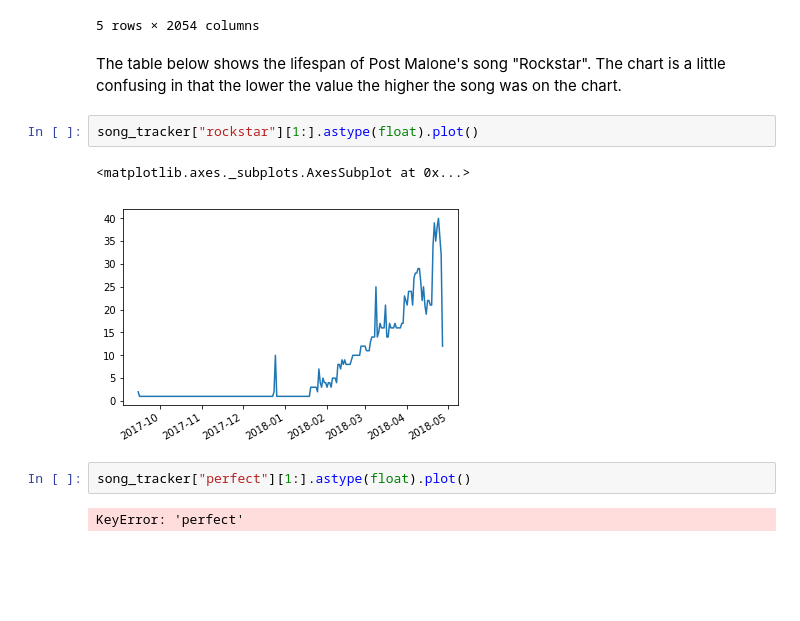
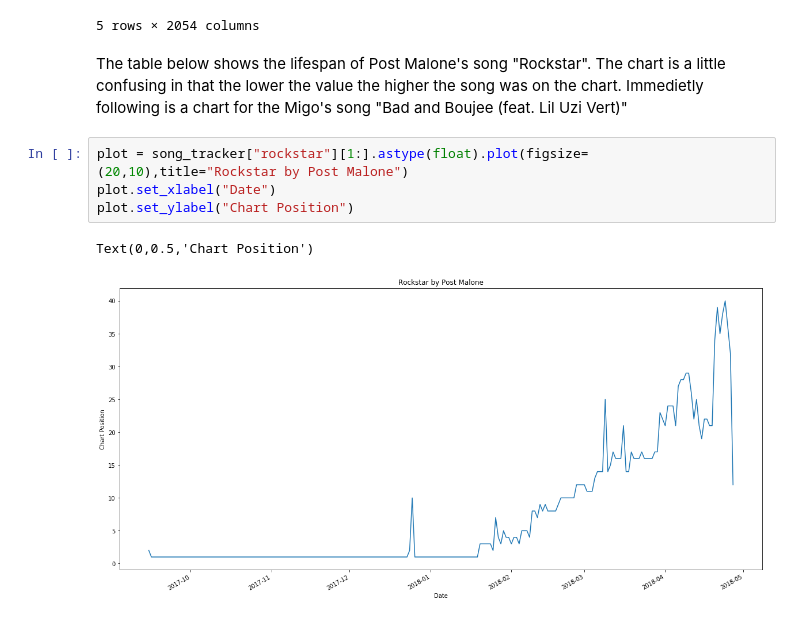
Before and after one commit to ethantanen/DataScience_FinalProject, a Jupyter notebook: Deliv_1/Deliverable One.ipynb, the cells around one changed output. Saved outputs shown, nothing was run; the diff lists cells and outputs as text; blank space fills up the shorter version.

Commit message:
added charts to presentation

```diff
--- a/Deliv_1/Deliverable One.ipynb
+++ b/Deliv_1/Deliverable One.ipynb
@@ -58,13 +58,11 @@ song_tracker.head()
 | 2017-01-05 | NaN | NaN | NaN | NaN | ... |
 5 rows × 2054 columns
 # %% [markdown]
-The table below shows the lifespan of Post Malone's song "Rockstar". The chart is a little confusing in that the lower the value the higher the song was on the chart.
+The table below shows the lifespan of Post Malone's song "Rockstar". The chart is a little confusing in that the lower the value the higher the song was on the chart. Immedietly following is a chart for the Migo's song "Bad and Boujee (feat. Lil Uzi Vert)"
-# %%
-song_tracker["rockstar"][1:].astype(float).plot()
-# %% [output]
-<matplotlib.axes._subplots.AxesSubplot at 0x...>
-[figure, removed]
-# %%
-song_tracker["perfect"][1:].astype(float).plot()
-# %% [output]
-KeyError: 'perfect'
+# %%
+plot = song_tracker["rockstar"][1:].astype(float).plot(figsize=(20,10),title="Rockstar by Post Malone")
+plot.set_xlabel("Date")
+plot.set_ylabel("Chart Position")
+# %% [output]
+Text(0,0.5,'Chart Position')
+[figure, added]
```
Also changed, not shown: parts of 4 cells of this notebook.
